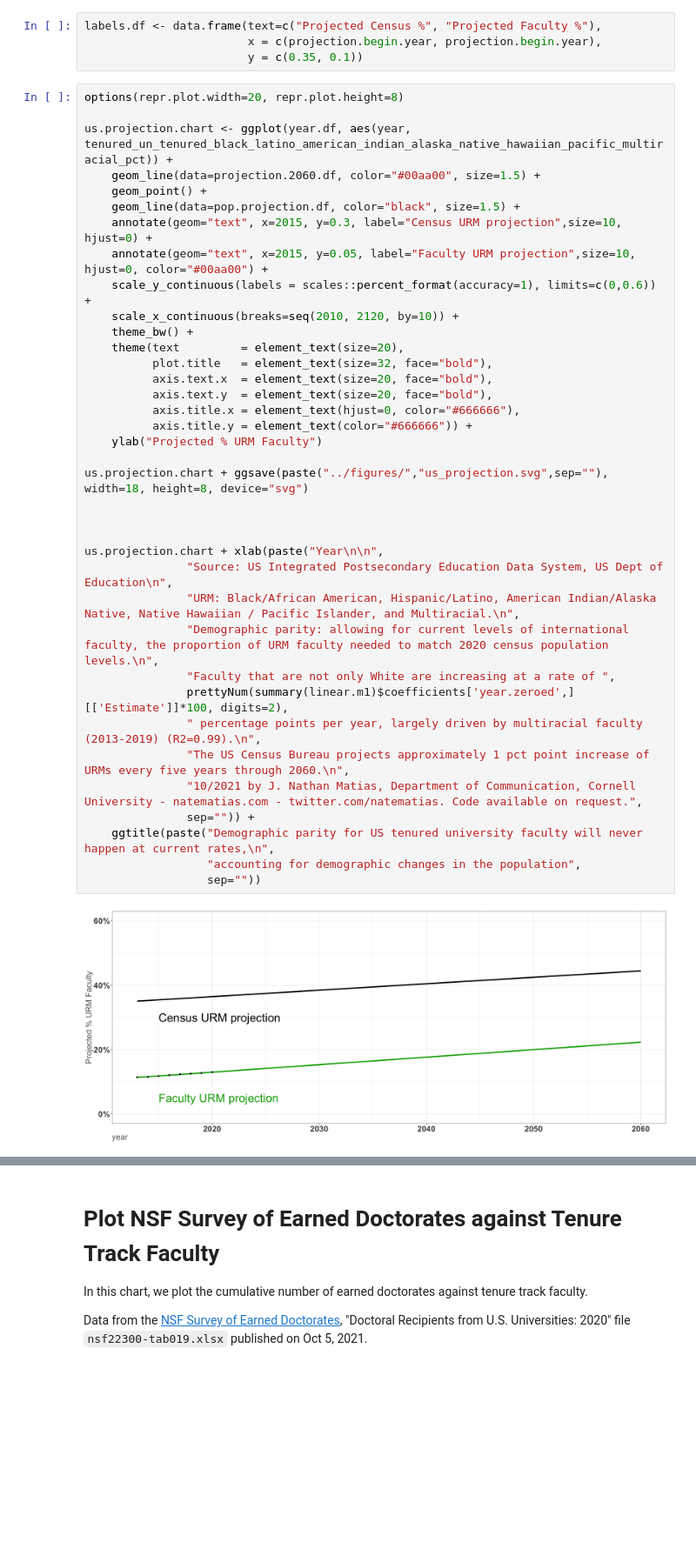
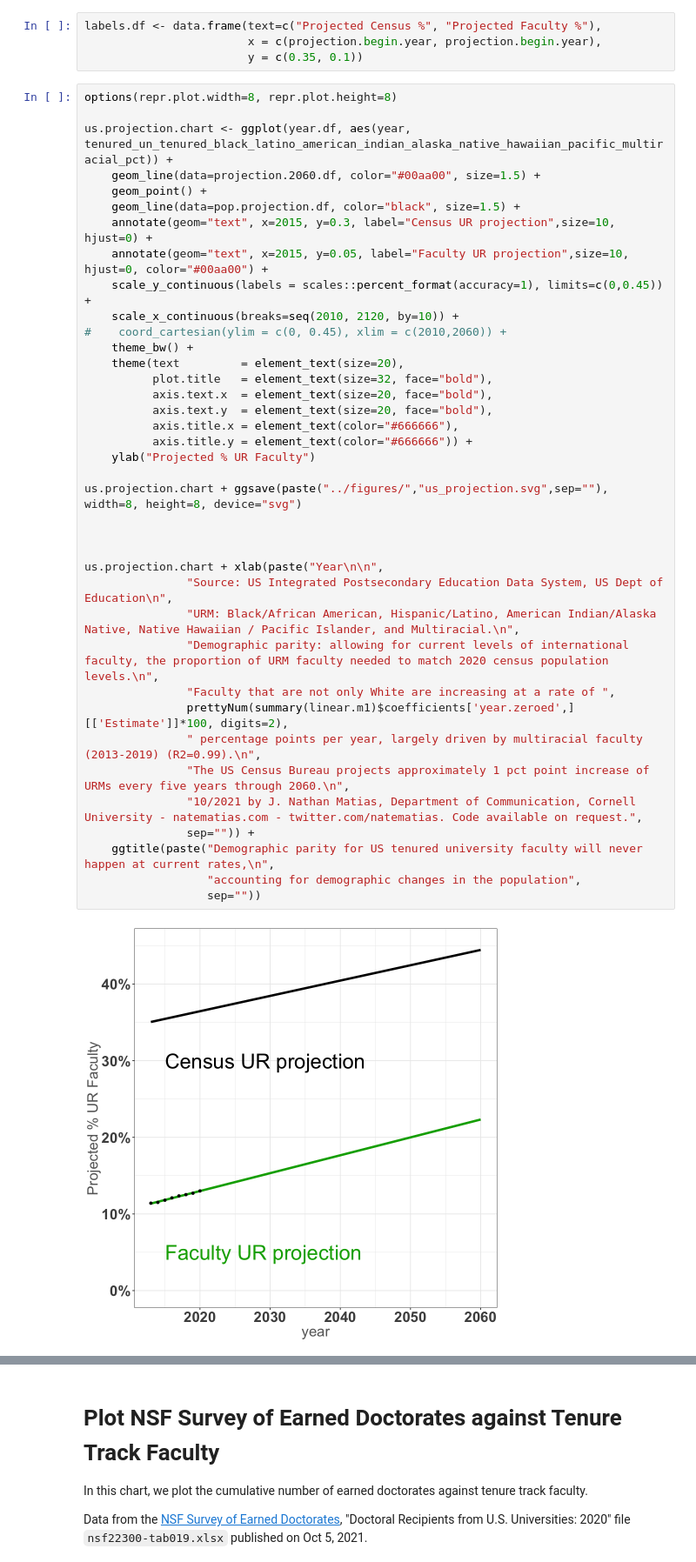
Before and after one commit to natematias/US-Faculty-Diversity-Projections, a Jupyter notebook: data/Paper Analysis and Data.R.ipynb, the cells around one changed output, grey strips where cells are left out. Shown at 87% size. Saved outputs shown, nothing was run; the diff lists cells and outputs as text; blank space fills up the shorter version.

Commit message:
updated figures

```diff
--- a/data/Paper Analysis and Data.R.ipynb
+++ b/data/Paper Analysis and Data.R.ipynb
@@ -152,41 +156,42 @@ labels.df <- data.frame(text=c("Projected Census %", "Projected Faculty %"),
                         x = c(projection.begin.year, projection.begin.year),
                         y = c(0.35, 0.1))
 # %%
-options(repr.plot.width=20, repr.plot.height=8)
+options(repr.plot.width=8, repr.plot.height=8)
 
 us.projection.chart <- ggplot(year.df, aes(year, tenured_un_tenured_black_latino_american_indian_alaska_native_hawaiian_pacific_multiracial_pct)) +
     geom_line(data=projection.2060.df, color="#00aa00", size=1.5) +
     geom_point() +
     geom_line(data=pop.projection.df, color="black", size=1.5) +
-    annotate(geom="text", x=2015, y=0.3, label="Census URM projection",size=10, hjust=0) +
-    annotate(geom="text", x=2015, y=0.05, label="Faculty URM projection",size=10, hjust=0, color="#00aa00") +
-    scale_y_continuous(labels = scales::percent_format(accuracy=1), limits=c(0,0.6)) +
+    annotate(geom="text", x=2015, y=0.3, label="Census UR projection",size=10, hjust=0) +
+    annotate(geom="text", x=2015, y=0.05, label="Faculty UR projection",size=10, hjust=0, color="#00aa00") +
+    scale_y_continuous(labels = scales::percent_format(accuracy=1), limits=c(0,0.45)) +
     scale_x_continuous(breaks=seq(2010, 2120, by=10)) +
+#    coord_cartesian(ylim = c(0, 0.45), xlim = c(2010,2060)) +
     theme_bw() +
     theme(text         = element_text(size=20),
           plot.title   = element_text(size=32, face="bold"),
           axis.text.x  = element_text(size=20, face="bold"),
           axis.text.y  = element_text(size=20, face="bold"),
-          axis.title.x = element_text(hjust=0, color="#666666"),
+          axis.title.x = element_text(color="#666666"),
           axis.title.y = element_text(color="#666666")) +
-    ylab("Projected % URM Faculty")
+    ylab("Projected % UR Faculty")
 
-us.projection.chart + ggsave(paste("../figures/","us_projection.svg",sep=""), width=18, height=8, device="svg")
+us.projection.chart + ggsave(paste("../figures/","us_projection.svg",sep=""), width=8, height=8, device="svg")
 
 
 
 us.projection.chart + xlab(paste("Year\n\n",
                "Source: US Integrated Postsecondary Education Data System, US Dept of Education\n",
                "URM: Black/African American, Hispanic/Latino, American Indian/Alaska Native, Native Hawaiian / Pacific Islander, and Multiracial.\n",
                "Demographic parity: allowing for current levels of international faculty, the proportion of URM faculty needed to match 2020 census population levels.\n",
                "Faculty that are not only White are increasing at a rate of ",
                prettyNum(summary(linear.m1)$coefficients['year.zeroed',][['Estimate']]*100, digits=2),
                " percentage points per year, largely driven by multiracial faculty (2013-2019) (R2=0.99).\n",
                "The US Census Bureau projects approximately 1 pct point increase of URMs every five years through 2060.\n",
                "10/2021 by J. Nathan Matias, Department of Communication, Cornell University - natematias.com - twitter.com/natematias. Code available on request.",
                sep="")) +
     ggtitle(paste("Demographic parity for US tenured university faculty will never happen at current rates,\n",
                   "accounting for demographic changes in the population",
                   sep=""))
 # %% [output]
-[figure, old version]
+[figure, new version]
```
Also changed, not shown: parts of 11 cells of this notebook, 8 other files.
